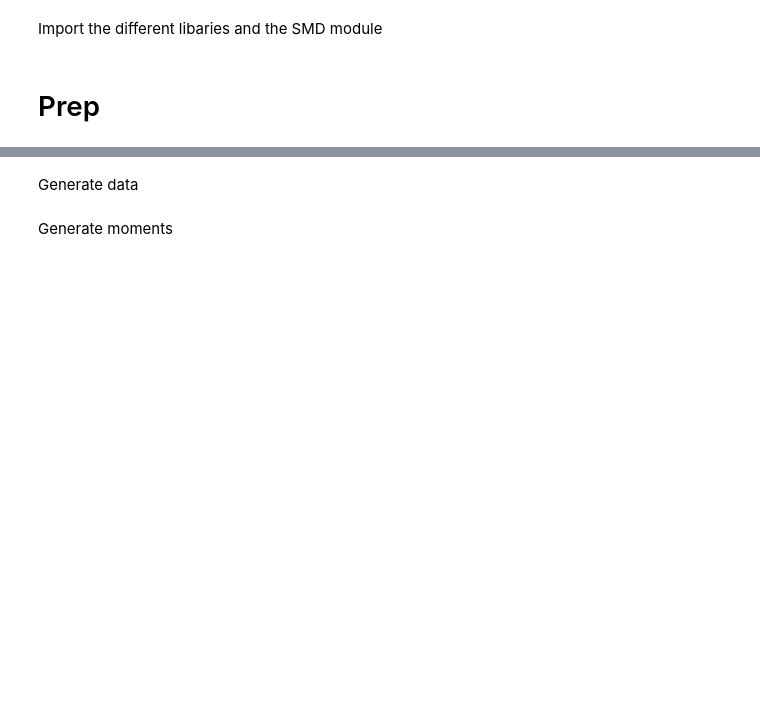
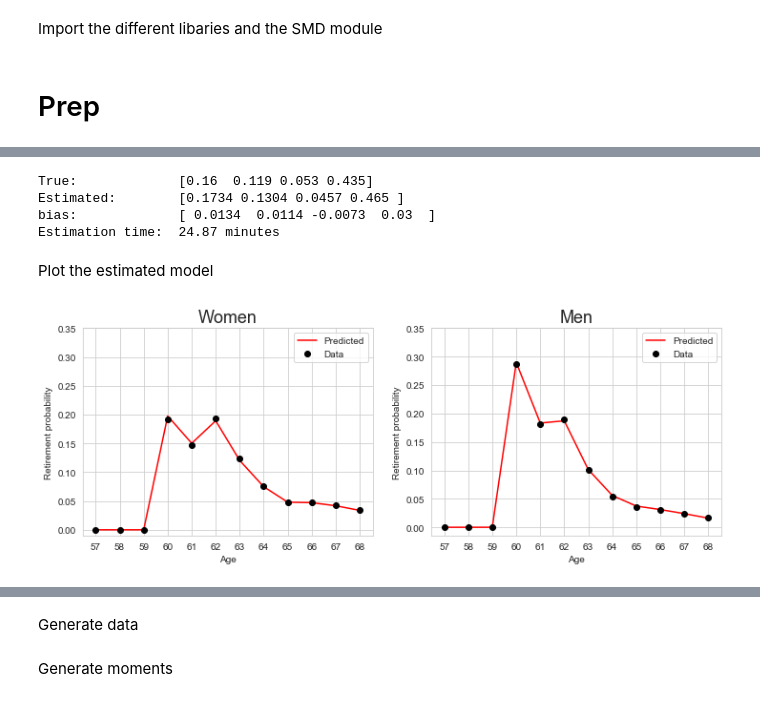
Before and after one commit to mathiassunesen/Speciale_retirement, a Jupyter notebook: Main/Main_MSM.ipynb, the cells around one changed output, grey strips where cells are left out. Cells and saved outputs as stored; diff of their text form; code cells hidden in the pictures; blank space fills up the shorter version.

```diff
--- a/Main/Main_MSM.ipynb
+++ b/Main/Main_MSM.ipynb
@@ -46,0 +59,7 @@ def weight_fun(data):
+# %%
+data_seed = 2019
+data = RetirementClass(sim_seed=data_seed)
+data.par.simT = 20
+data.solve()
+data.simulate()
+mom_data,weight = mom_fun(data,weights=True)
@@ -46,0 +68,4 @@ def weight_fun(data):
+# %%
+est_seed = 1000
+model_base = RetirementClass(sim_seed = est_seed)
+model_base.par.simT = 20
@@ -46,0 +111,25 @@ def weight_fun(data):
+# %%
+print('True:            ', np.round(true, 4))
+print('Estimated:       ', np.round(theta_base, 4))
+print('bias:            ', np.round(theta_base-true, 4))
+print('Estimation time: ', round((toc-tic)/60,2), 'minutes')
+# %% [output]
+True:             [0.16  0.119 0.053 0.435]
+Estimated:        [0.1734 0.1304 0.0457 0.465 ]
+bias:             [ 0.0134  0.0114 -0.0073  0.03  ]
+Estimation time:  24.87 minutes
+# %% [markdown]
+Plot the estimated model
+# %%
+fig, axs = plt.subplots(1,2,figsize=(12,4))
+figs.retirement_probs(model_base,axs[0],ma=0)
+figs.retirement_probs(model_base,axs[1],ma=1)
+figs.retirement_probs(data,axs[0],ma=0,dots=True)
+figs.retirement_probs(data,axs[1],ma=1,dots=True)
+axs[0].set_title('Women',size=18)
+axs[1].set_title('Men',size=18)
+axs[0].legend()
+axs[1].legend()
+plt.show()
+# %% [output]
+[figure, added]
```
Also changed, not shown: parts of 16 cells of this notebook, 27 other files.
